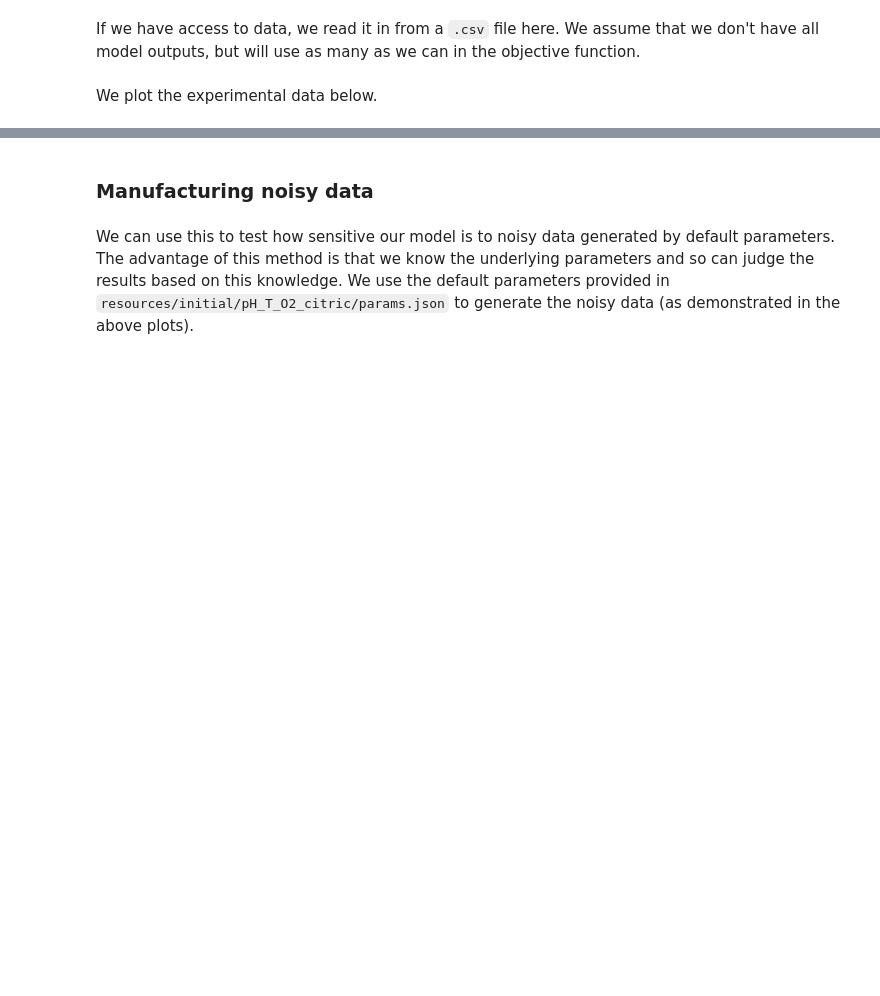
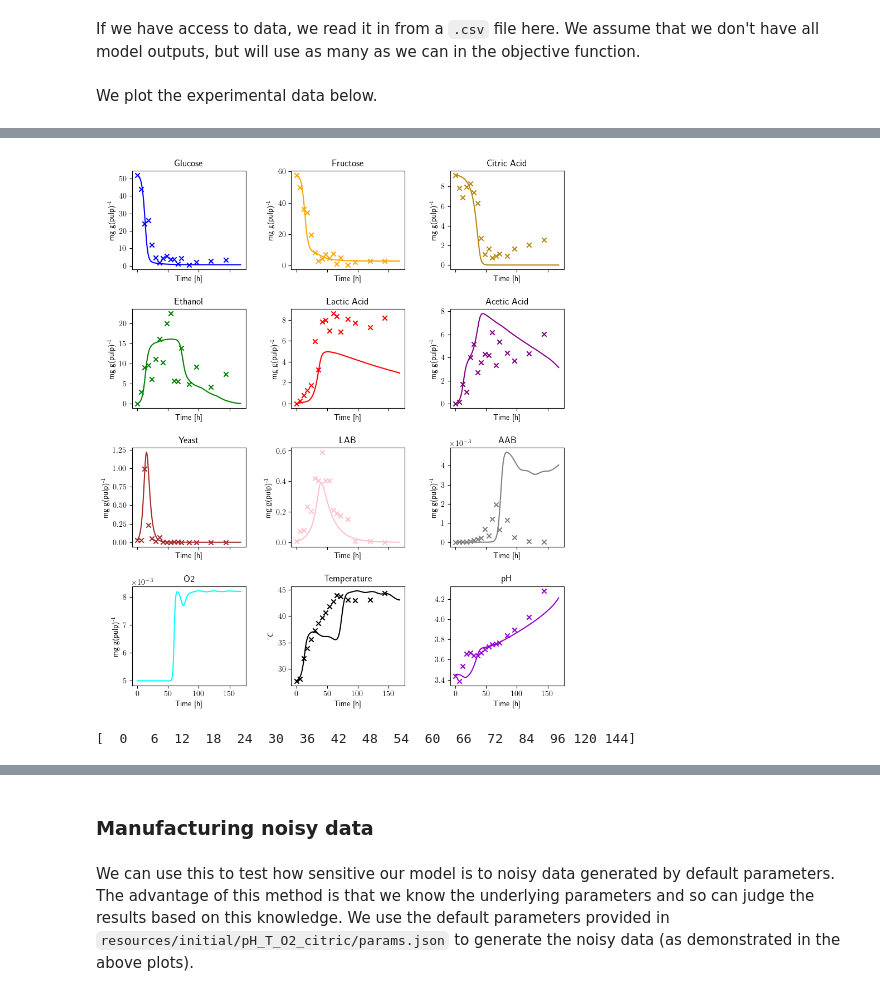
Before and after one commit to mghosh00/FermentingCocoa, a Jupyter notebook: fermenting_cocoa/scripts/sensitivity_analysis/sensitivity.ipynb, the cells around one changed output, grey strips where cells are left out. Drawn from its saved outputs; the diff is of its cells as text; code cells hidden in the pictures; blank space fills up the shorter version.

```diff
--- a/fermenting_cocoa/scripts/sensitivity_analysis/sensitivity.ipynb
+++ b/fermenting_cocoa/scripts/sensitivity_analysis/sensitivity.ipynb
@@ -179,0 +216,10 @@ fig.savefig(f"{res_dir}/experimental_data/{time_traces}.png")
+# %%
+fig, axs = plot_all_profiles(times_rec, experimental_data_df, colours, short_labels, labels, scales, experimental_data_df["T_ext"],
+                             _style="scatter")
+params_new = params.copy()
+params_new["Cat"] = 0.034
+model = run_model_pH_citric(model, params_new, initial_conditions_nd, t_end)
+output_df = extract_data_from_model(times, model, short_labels, scales)
+fig, axs = plot_all_profiles(times, output_df, colours, short_labels, labels, scales, T_e, _fig=fig, _axs=axs)
+# %% [output]
+[figure, added]
@@ -179,0 +242,4 @@ fig.savefig(f"{res_dir}/experimental_data/{time_traces}.png")
+# %%
+print(times_rec)
+# %% [output]
+[  0   6  12  18  24  30  36  42  48  54  60  66  72  84  96 120 144]
```
Also changed, not shown: parts of 36 cells of this notebook, 9 other files.
